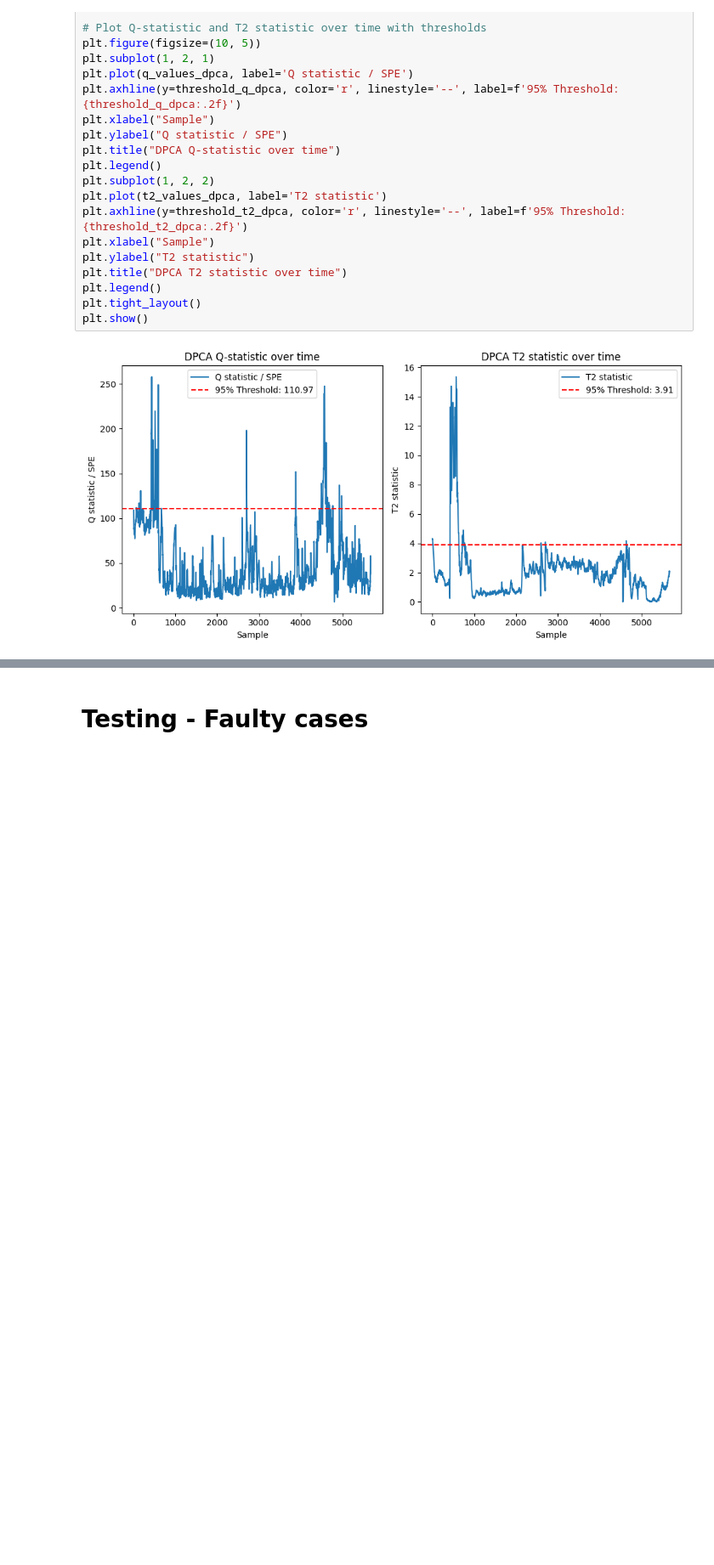
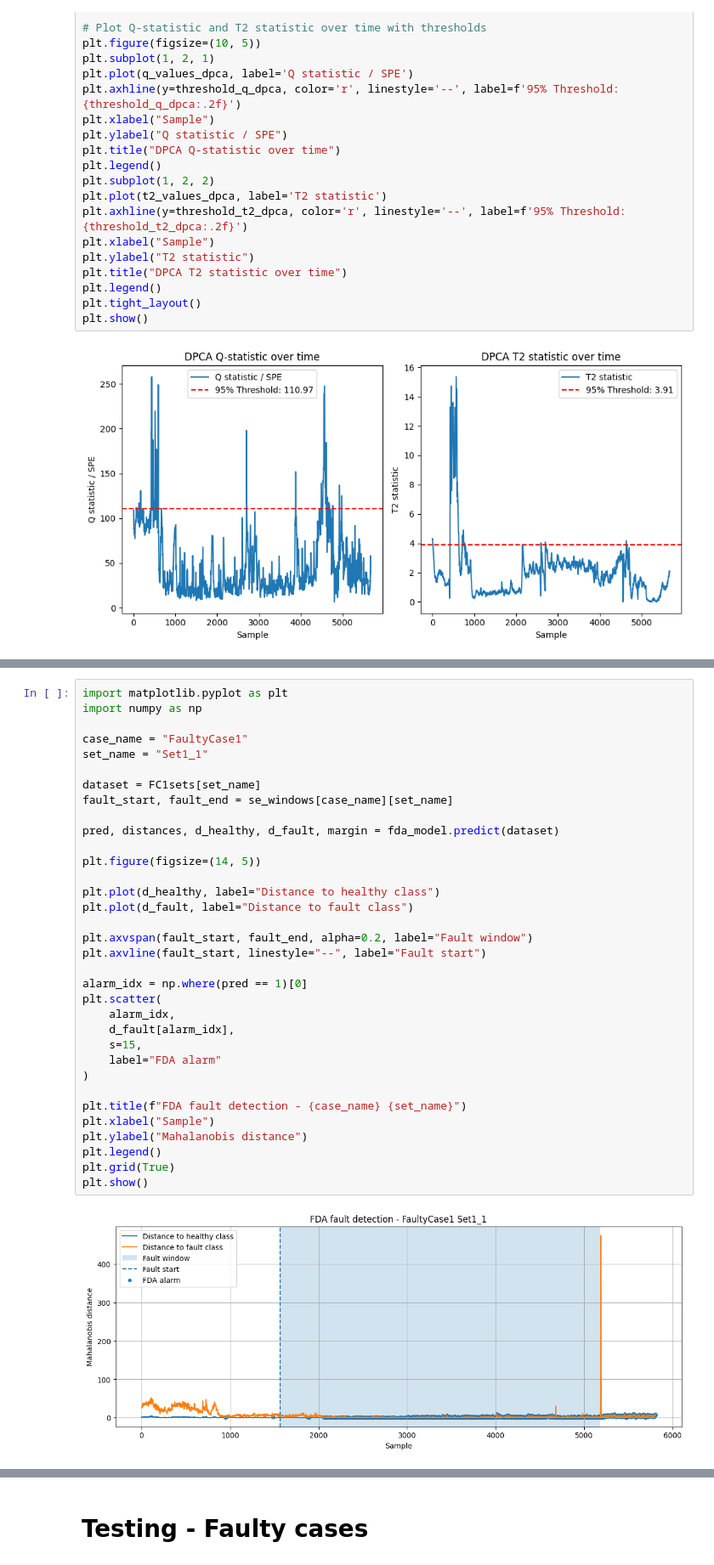
Before and after one commit to PeterAndersen-sdu/Fault-detection-project, a Jupyter notebook: main.ipynb, the cells around one changed output, grey strips where cells are left out. Shown at 85% size. Cells and saved outputs as stored; diff of their text form; blank space fills up the shorter version.

```diff
--- a/main.ipynb
+++ b/main.ipynb
@@ -242,0 +280,36 @@ plt.show()
+# %%
+import matplotlib.pyplot as plt
+import numpy as np
+
+case_name = "FaultyCase1"
+set_name = "Set1_1"
+
+dataset = FC1sets[set_name]
+fault_start, fault_end = se_windows[case_name][set_name]
+
+pred, distances, d_healthy, d_fault, margin = fda_model.predict(dataset)
+
+plt.figure(figsize=(14, 5))
+
+plt.plot(d_healthy, label="Distance to healthy class")
+plt.plot(d_fault, label="Distance to fault class")
+
+plt.axvspan(fault_start, fault_end, alpha=0.2, label="Fault window")
+plt.axvline(fault_start, linestyle="--", label="Fault start")
+
+alarm_idx = np.where(pred == 1)[0]
+plt.scatter(
+    alarm_idx,
+    d_fault[alarm_idx],
+    s=15,
+    label="FDA alarm"
+)
+
+plt.title(f"FDA fault detection - {case_name} {set_name}")
+plt.xlabel("Sample")
+plt.ylabel("Mahalanobis distance")
+plt.legend()
+plt.grid(True)
+plt.show()
+# %% [output]
+[figure, added]
```
Also changed, not shown: parts of 5 cells of this notebook, 4 other files.
